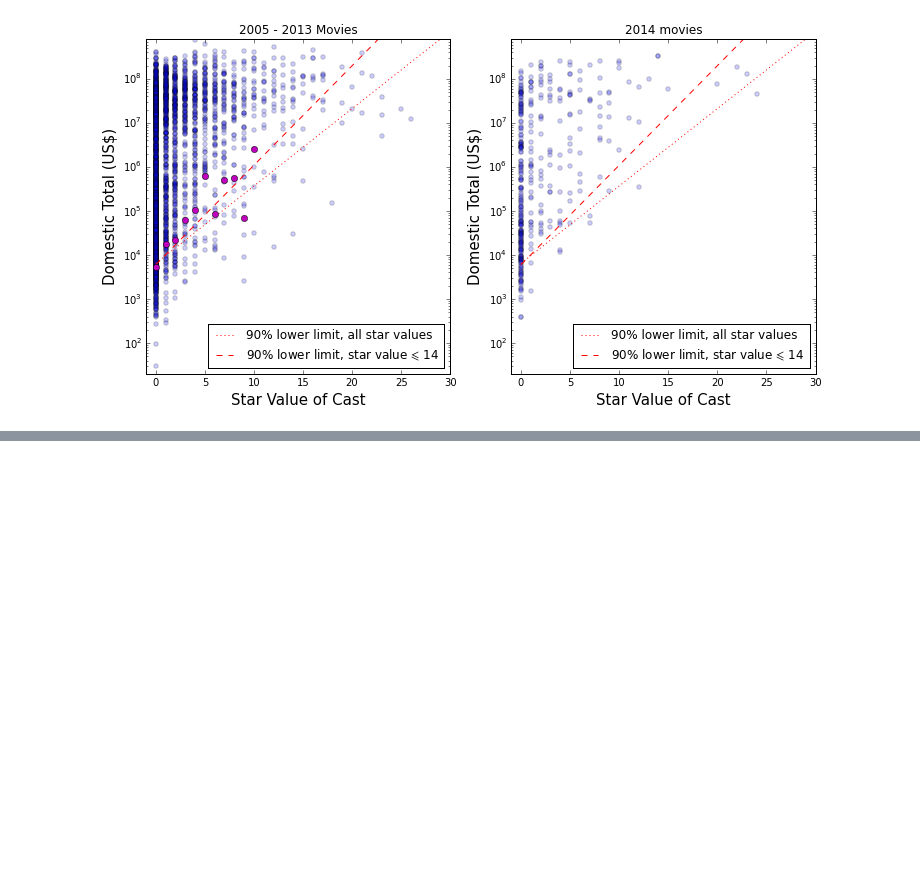
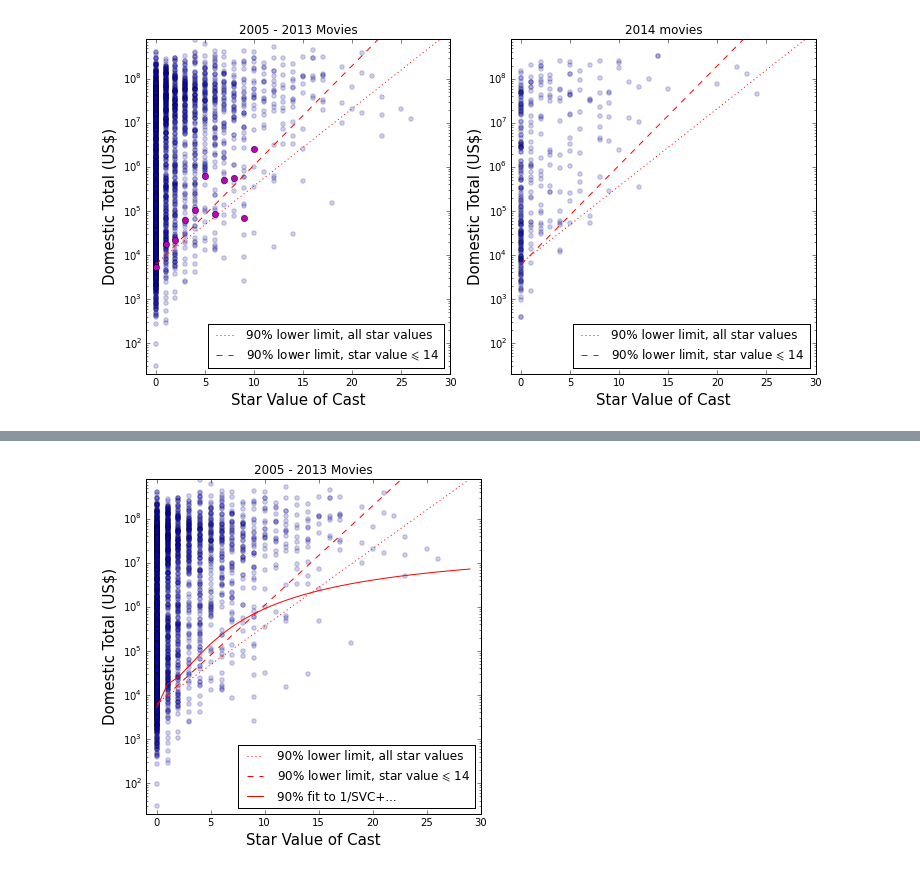
Before and after one commit to LucDemortier/MoviesAndStars, a Jupyter notebook: AnalyzeThis.ipynb, the cells around one changed output, grey strips where cells are left out. Saved outputs shown, nothing was run; the diff lists cells and outputs as text; code cells hidden in the pictures; blank space fills up the shorter version.

Commit message:
Added fits to a two-component model and to a saturated-growth model

```diff
--- a/AnalyzeThis.ipynb
+++ b/AnalyzeThis.ipynb
@@ -621,0 +742,65 @@ fig.savefig("DT_versus_SV_2fits_sq_2014.png")
+# %%
+'''
+Here we fit to a (linear) saturated growth model.
+'''
+import numpy as np
+from numpy import power as pwr
+import statsmodels.formula.api as smf
+import matplotlib.pyplot as plt
+from statsmodels.regression.quantile_regression import QuantReg
+
+def map_rows(inrow):
+    outrow = inrow[:] # This preserves the input data structure (list or series...) in the output
+    outrow[0] = 1.0/(outrow[0]+1)
+    outrow[1] = np.log10(outrow[1])
+    return outrow
+
+# Define fit model and perform fit.
+qval        = 0.10
+df3         = df2[[lbl3,lbl8]].dropna()
+df3.columns = ['InvSVC','LogDT']
+df3.apply(map_rows,axis=1)
+model5      = smf.quantreg('LogDT ~ InvSVC + np.power(InvSVC,2)+ np.power(InvSVC,3)+ np.power(InvSVC,4)', df3)
+result5     = model5.fit(q=qval)
+c5          = [result5.params['Intercept'], result5.params['InvSVC'],
+               result5.params['np.power(InvSVC, 2)'], result5.params['np.power(InvSVC, 3)'],
+               result5.params['np.power(InvSVC, 4)']]
+
+# Print out fit results.
+print('\nFit of LogDT to InvSVC:\n')
+print(result5.summary())
+
+print('SVC Ntotal Ctotal | Limit       Nbelow           Cbelow    ')
+print('------------------|----------------------------------------')
+ctotal  = 0.0
+cbelow  = 0.0
+for i in range(31):
+    LogDTLim = c5[0]+c5[1]/(i+1)+c5[2]/(i+1)**2+c5[3]/(i+1)**3+c5[4]/(i+1)**4
+    ntotal   = len(df3[df3.InvSVC==1.0/(i+1)])
+    ctotal  += ntotal
+    if ntotal != 0:
+        nbelow  = len(df3[(df3.InvSVC==1.0/(i+1)) & (df3.LogDT<=LogDTLim)])
+        cbelow += nbelow
+        nbfrac  = (100.0*nbelow)/ntotal
+        cbfrac  = (100.0*cbelow)/ctotal
+        print('%2d   %4d   %4d  |%6.3f  %4d (%6.2f%%)   %4d (%6.2f%%)'\
+              %(i,ntotal,ctotal,LogDTLim,nbelow,nbfrac,cbelow,cbfrac))
+print('-----------------------------------------------------------')
+
+# Make plots.
+q5label   = '{0:2.0f}% fit to 1/SVC+...'.format(100.0*(1.0-qval))
+fig, axis = plt.subplots( nrows=1, ncols=1, figsize=(6,6) )
+df2.plot(ax=axis,x=lbl3,y=lbl8,kind="scatter",logy=True,xlim=(-1,30),ylim=(20.0,0.8E+09),alpha=0.2,title=gtitle)
+axis.set_xlabel(lbl3,fontsize=15)
+axis.set_ylabel(lbl8,fontsize=15)
+x5     = np.arange(0.0, 30.0, 1.0)
+y5     = 10**(c5[0] + c5[1]/(x5+1.) + c5[2]/(x5+1.)**2 + c5[3]/(x5+1.)**3 + c5[4]/(x5+1.)**4)
+axis.plot(x, y1, linestyle='dotted', color='red', label=q1label)
+axis.plot(x, y2, linestyle='dashed', color='red', label=q2label)
+axis.plot(x5, y5, linestyle='solid', color='red', label=q5label)
+axis.legend(loc="lower right")
+plt.show()
+save = False
+if save:
+    fig.savefig("DT_versus_SV_InvSVCFit.png")
+# %% [output]
@@ -622,3 +824,4 @@ fig.savefig("DT_versus_SV_2fits_sq_2014.png")
+[figure, added]
 # %%
 '''
 Do an ordinary least-squares regression of total domestic revenue versus production budget.
```
Also changed, not shown: parts of 5 cells of this notebook.
